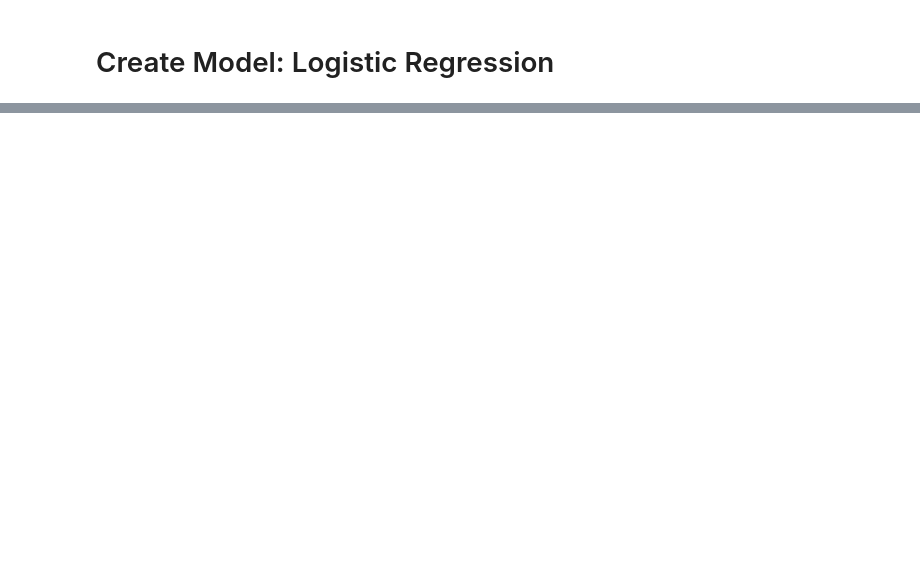
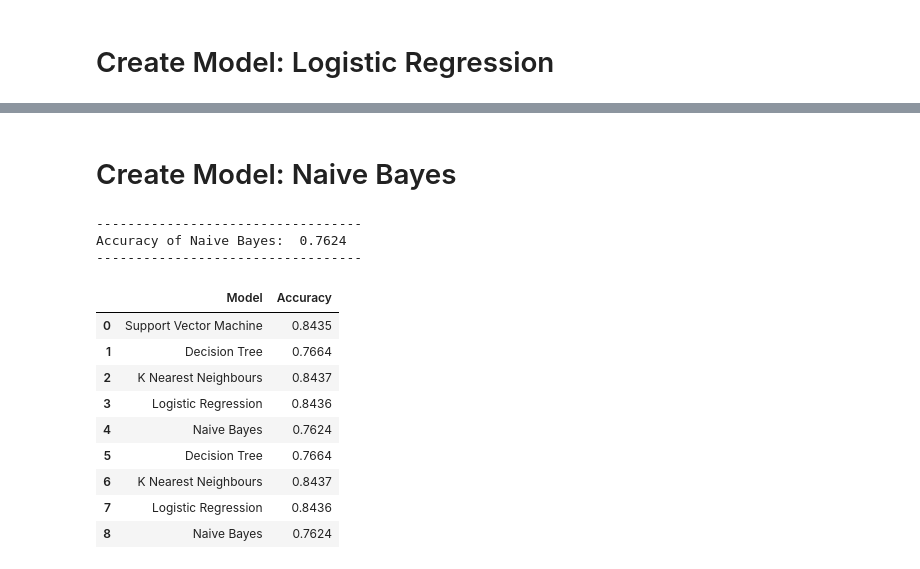
Before and after one commit to Mahdi-Abdullah/Diabetes-Health-Indicator-Using-Machine-Learning, a Jupyter notebook: Diabetes_Health_Indicator_Classification.ipynb, the cells around one changed output, grey strips where cells are left out. Drawn from its saved outputs; the diff is of its cells as text; code cells hidden in the pictures; blank space fills up the shorter version.

```diff
--- a/Diabetes_Health_Indicator_Classification.ipynb
+++ b/Diabetes_Health_Indicator_Classification.ipynb
@@ -308,0 +321,39 @@ Please also refer to the documentation for alternative solver options:
+# %% [markdown]
+# Create Model: Naive Bayes
+# %%
+# Create Model: Naive Bayes
+from sklearn.naive_bayes import GaussianNB
+
+# Create a Gaussian Classifier
+model_nb = GaussianNB()
+
+# Train the model using the training sets
+model_nb.fit(X_train, y_train)
+
+# Predict the response for test dataset
+y_pred_nb = model_nb.predict(X_test)
+
+# checking the accuracy of the algorithm by comparing predicted output by the model and the actual output
+score_nb = metrics.accuracy_score(y_pred_nb, y_test).round(4)
+
+print("----------------------------------")
+print("Accuracy of Naive Bayes: ", score_nb)
+print("----------------------------------")
+
+# save the accuracy score of the model
+model_accuracy = model_accuracy.append({'Model': 'Naive Bayes', 'Accuracy': score_nb}, ignore_index=True)
+model_accuracy
+# %% [output]
+----------------------------------
+Accuracy of Naive Bayes:  0.7624
+----------------------------------
+|  | Model | Accuracy |
+| 0 | Support Vector Machine | 0.8435 |
+| 1 | Decision Tree | 0.7664 |
+| 2 | K Nearest Neighbours | 0.8437 |
+| 3 | Logistic Regression | 0.8436 |
+| 4 | Naive Bayes | 0.7624 |
+| 5 | Decision Tree | 0.7664 |
+| 6 | K Nearest Neighbours | 0.8437 |
+| 7 | Logistic Regression | 0.8436 |
+| 8 | Naive Bayes | 0.7624 |
```
Also changed, not shown: parts of 5 cells of this notebook.
